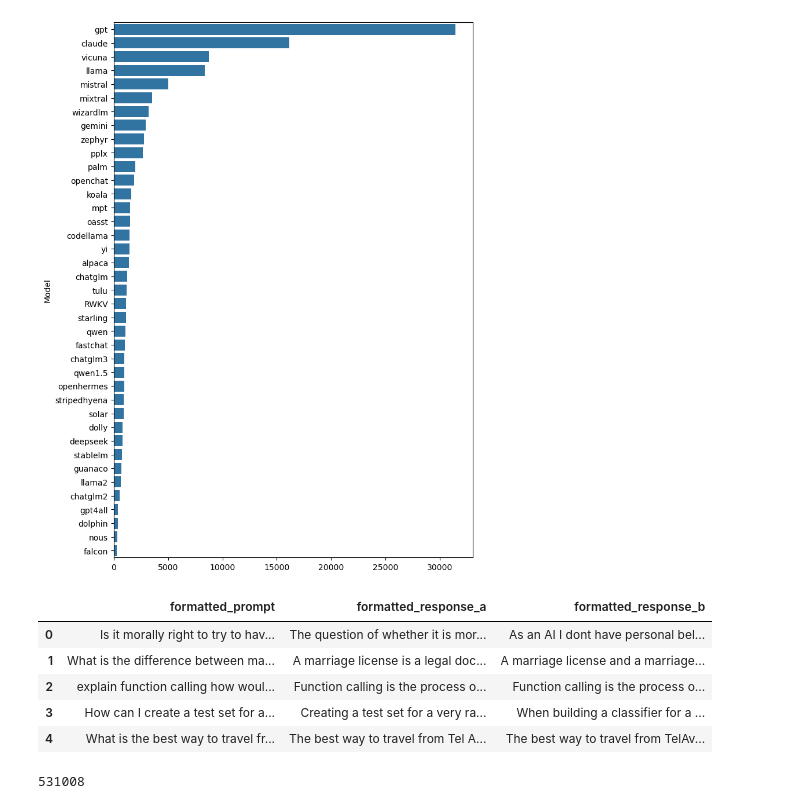
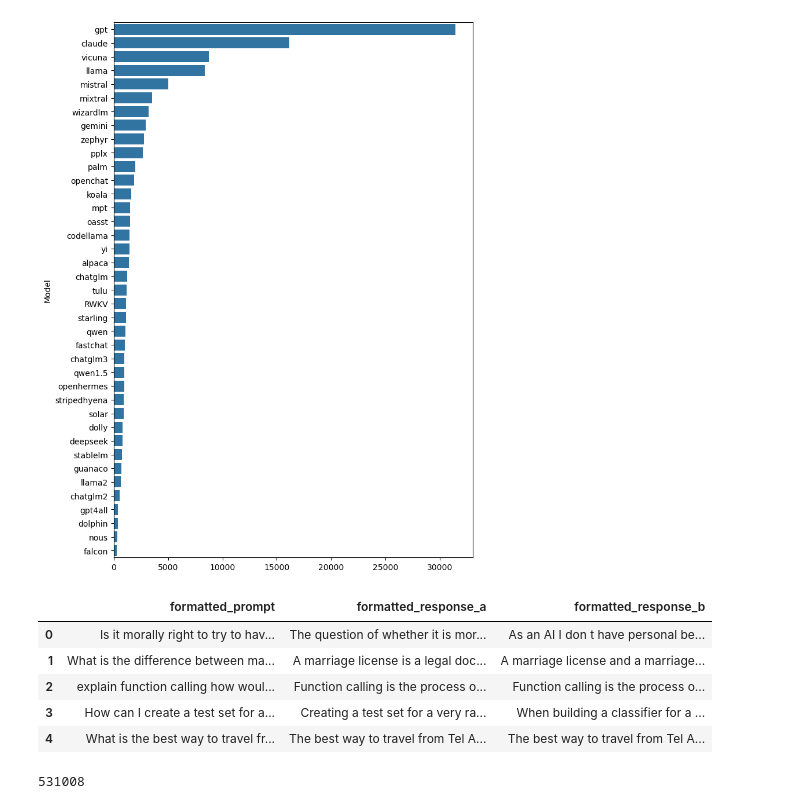
Before and after one commit to Dmytro1996/llm_classification_finetuning_kaggle, a Jupyter notebook: LLM_Classification_Finetuning.ipynb, the cells around one changed output. Drawn from its saved outputs; the diff is of its cells as text; code cells hidden in the pictures.

```diff
--- a/LLM_Classification_Finetuning.ipynb
+++ b/LLM_Classification_Finetuning.ipynb
@@ -161,18 +161,18 @@ import re
 # %%
 def format_responses(row):
     formatted_cols = []
     for text in [row.prompt, row.response_a, row.response_b]:
-        formatted_cols.append(re.sub('[^\w ]', '', re.sub('\\\\n', ' ', text)))
+        formatted_cols.append(re.sub(' +', ' ', re.sub('[^\w ]', ' ', re.sub('\\\\n', ' ', text))).strip())
     return formatted_cols
 llm_responses[['formatted_prompt', 'formatted_response_a', 'formatted_response_b']] = llm_responses[['prompt', 'response_a', 'response_b']].apply(lambda row: format_responses(row), axis = 1, result_type = 'expand')
 llm_responses[['formatted_prompt', 'formatted_response_a', 'formatted_response_b']].head()
 # %% [output]
 |  | formatted_prompt | formatted_response_a | formatted_response_b |
-| 0 | Is it morally right to try to hav... | The question of whether it is mor... | As an AI I dont have personal bel... |
+| 0 | Is it morally right to try to hav... | The question of whether it is mor... | As an AI I don t have personal be... |
 | 1 | What is the difference between ma... | A marriage license is a legal doc... | A marriage license and a marriage... |
 | 2 | explain function calling how woul... | Function calling is the process o... | Function calling is the process o... |
 | 3 | How can I create a test set for a... | Creating a test set for a very ra... | When building a classifier for a ... |
-| 4 | What is the best way to travel fr... | The best way to travel from Tel A... | The best way to travel from TelAv... |
+| 4 | What is the best way to travel fr... | The best way to travel from Tel A... | The best way to travel from Tel A... |
 # %%
 from sklearn.feature_extraction.text import CountVectorizer
 # %%
```
Also changed, not shown: parts of 52 cells of this notebook.
